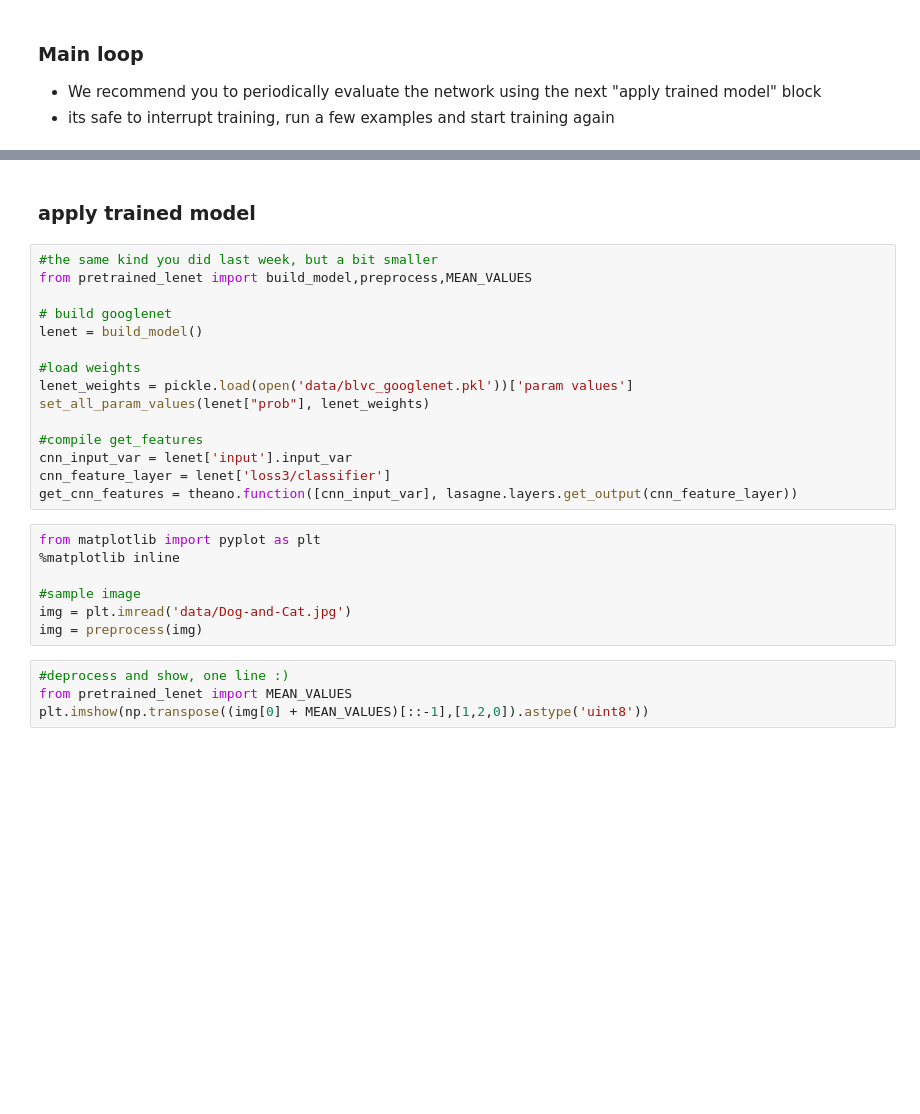
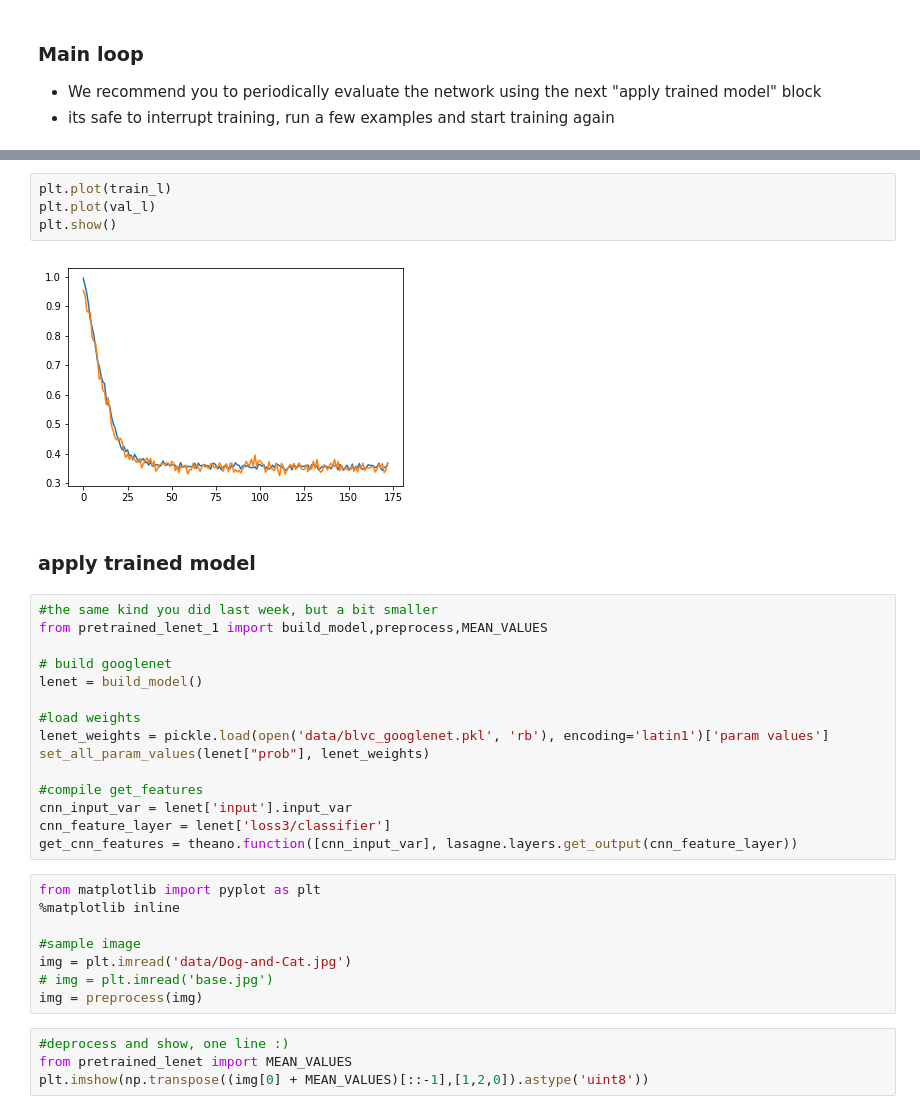
Before and after one commit to fminkin/ml-mipt-part1, a Jupyter notebook: 2017/home_work/hw7/captioning.ipynb, the cells around one changed output, grey strips where cells are left out. Saved outputs shown, nothing was run; the diff lists cells and outputs as text; blank space fills up the shorter version.

```diff
--- a/2017/home_work/hw7/captioning.ipynb
+++ b/2017/home_work/hw7/captioning.ipynb
@@ -300,14 +340,20 @@ KeyboardInterrupt:
+# %%
+plt.plot(train_l)
+plt.plot(val_l)
+plt.show()
+# %% [output]
+[figure, added]
 # %% [markdown]
 ### apply trained model
 # %%
 #the same kind you did last week, but a bit smaller
-from pretrained_lenet import build_model,preprocess,MEAN_VALUES
+from pretrained_lenet_1 import build_model,preprocess,MEAN_VALUES
 
 # build googlenet
 lenet = build_model()
 
 #load weights
-lenet_weights = pickle.load(open('data/blvc_googlenet.pkl'))['param values']
+lenet_weights = pickle.load(open('data/blvc_googlenet.pkl', 'rb'), encoding='latin1')['param values']
 set_all_param_values(lenet["prob"], lenet_weights)
 
 #compile get_features
@@ -320,6 +366,7 @@ from matplotlib import pyplot as plt
 
 #sample image
 img = plt.imread('data/Dog-and-Cat.jpg')
+# img = plt.imread('base.jpg')
 img = preprocess(img)
 # %%
 #deprocess and show, one line :)
```
Also changed, not shown: parts of 26 cells of this notebook.
